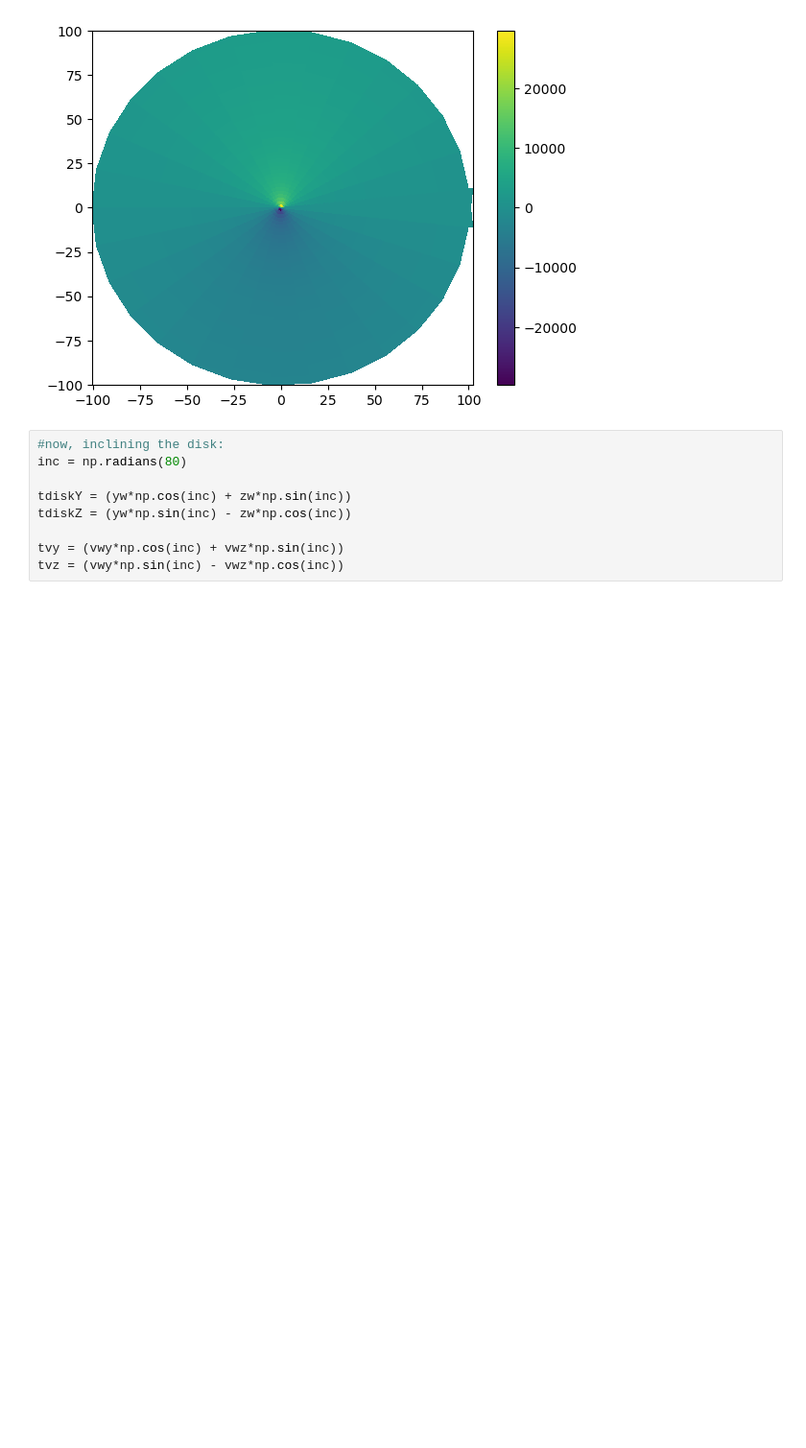
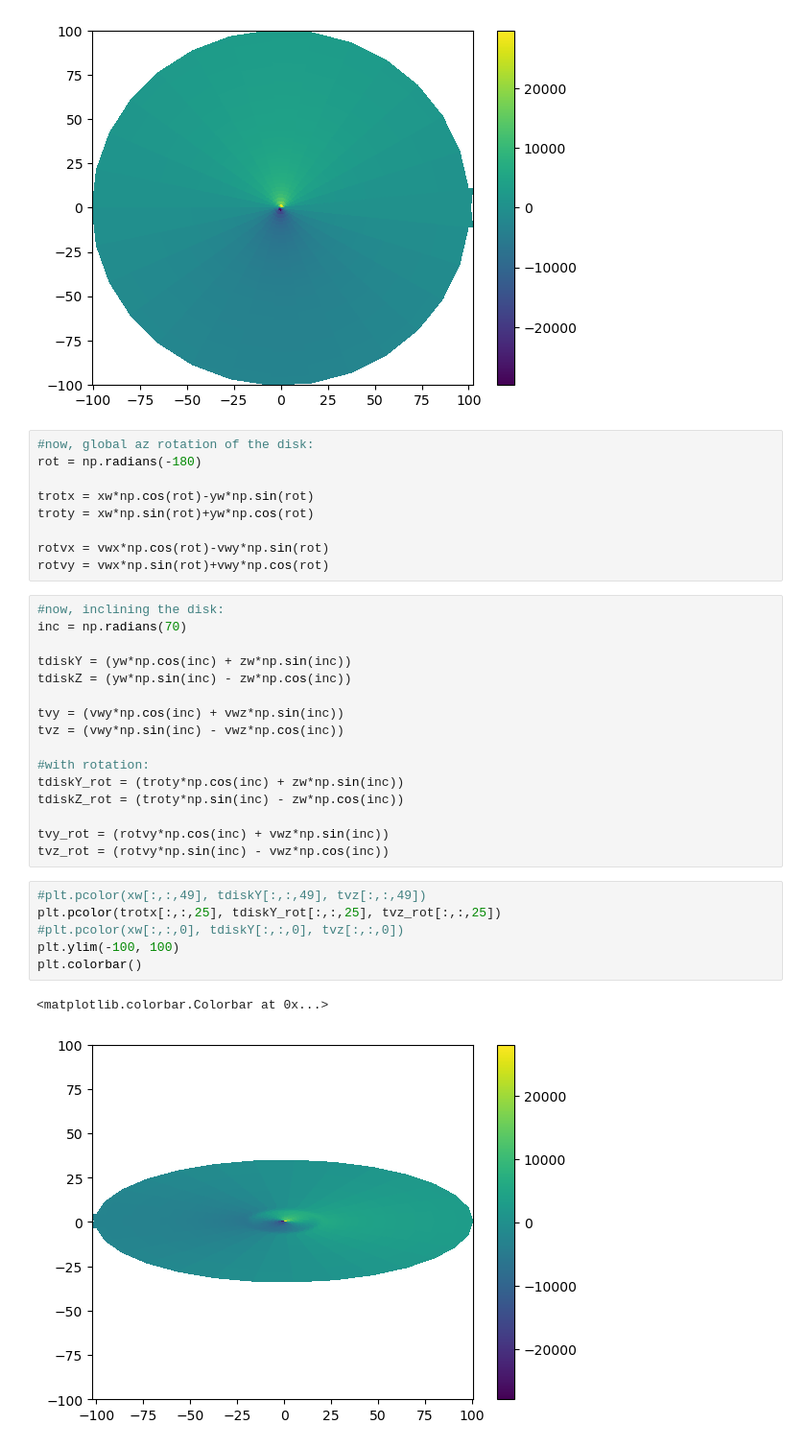
Before and after one commit to theochawla/49ceti_warpmodel, a Jupyter notebook: Warp/warp_vel.ipynb, the cells around one changed output. Shown at 96% size. Saved outputs shown, nothing was run; the diff lists cells and outputs as text; blank space fills up the shorter version.

```diff
--- a/Warp/warp_vel.ipynb
+++ b/Warp/warp_vel.ipynb
@@ -106,13 +106,38 @@ plt.colorbar()
 # %% [output]
 <matplotlib.colorbar.Colorbar at 0x...>
 [figure]
+# %%
+#now, global az rotation of the disk:
+rot = np.radians(-180)
+
+trotx = xw*np.cos(rot)-yw*np.sin(rot)
+troty = xw*np.sin(rot)+yw*np.cos(rot)
+
+rotvx = vwx*np.cos(rot)-vwy*np.sin(rot)
+rotvy = vwx*np.sin(rot)+vwy*np.cos(rot)
 # %%
 #now, inclining the disk:
-inc = np.radians(80)
+inc = np.radians(70)
 
 tdiskY = (yw*np.cos(inc) + zw*np.sin(inc))
 tdiskZ = (yw*np.sin(inc) - zw*np.cos(inc))
 
 tvy = (vwy*np.cos(inc) + vwz*np.sin(inc))
 tvz = (vwy*np.sin(inc) - vwz*np.cos(inc))
+
+#with rotation:
+tdiskY_rot = (troty*np.cos(inc) + zw*np.sin(inc))
+tdiskZ_rot = (troty*np.sin(inc) - zw*np.cos(inc))
+
+tvy_rot = (rotvy*np.cos(inc) + vwz*np.sin(inc))
+tvz_rot = (rotvy*np.sin(inc) - vwz*np.cos(inc))
+# %%
+#plt.pcolor(xw[:,:,49], tdiskY[:,:,49], tvz[:,:,49])
+plt.pcolor(trotx[:,:,25], tdiskY_rot[:,:,25], tvz_rot[:,:,25])
+#plt.pcolor(xw[:,:,0], tdiskY[:,:,0], tvz[:,:,0])
+plt.ylim(-100, 100)
+plt.colorbar()
+# %% [output]
+<matplotlib.colorbar.Colorbar at 0x...>
+[figure, added]
 # %%
```
Also changed, not shown: parts of 3 cells of this notebook.
